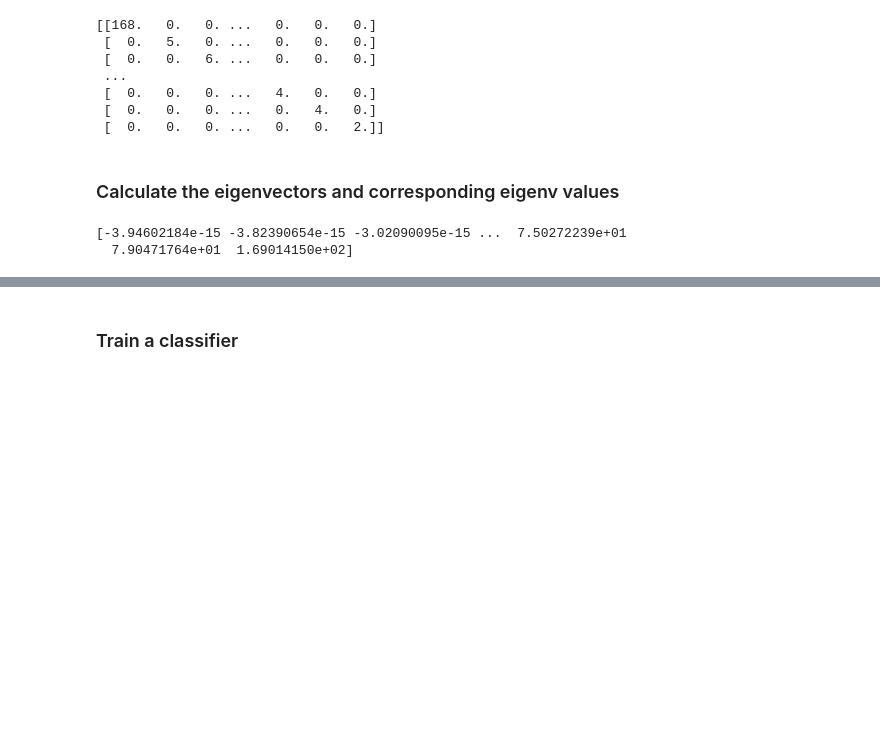
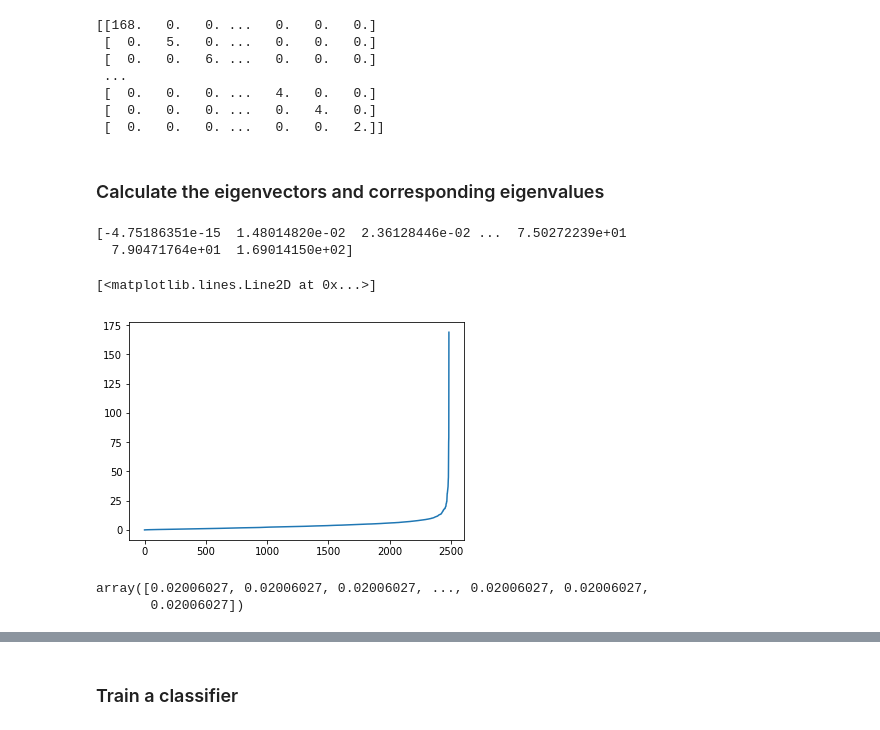
Before and after one commit to stellargraph/stellar-practical-ml-on-graphs, a Jupyter notebook: notebooks/Laplacian Eigenmaps.ipynb, the cells around one changed output, grey strips where cells are left out. Saved outputs shown, nothing was run; the diff lists cells and outputs as text; code cells hidden in the pictures; blank space fills up the shorter version.

```diff
--- a/notebooks/Laplacian Eigenmaps.ipynb
+++ b/notebooks/Laplacian Eigenmaps.ipynb
@@ -45,0 +40,11 @@ y = y.iloc[:, [0, -1]]  # node id and label
+# %%
+data_dir = os.path.expanduser("~/data/cora/")
+
+cora_location = os.path.expanduser(os.path.join(data_dir, "cora.cites"))
+g_nx = nx.read_edgelist(path=cora_location)
+
+# load the node attribute data
+cora_data_location = os.path.expanduser(os.path.join(data_dir, "cora.content"))
+node_attr = pd.read_csv(cora_data_location, sep='\t', header=None)
+values = { str(row.tolist()[0]): row.tolist()[-1] for _, row in node_attr.iterrows()}
+nx.set_node_attributes(g_nx, values, 'subject')
@@ -45,0 +53,8 @@ y = y.iloc[:, [0, -1]]  # node id and label
+# %%
+# Select the largest connected component. For clarity we ignore isolated
+# nodes and subgraphs; having these in the data does not prevent the
+# algorithm from running and producing valid results.
+g_nx_ccs = (g_nx.subgraph(c).copy() for c in nx.connected_components(g_nx))
+g_nx = max(g_nx_ccs, key=len)
+print("Largest subgraph statistics: {} nodes, {} edges".format(
+    g_nx.number_of_nodes(), g_nx.number_of_edges()))
@@ -87,7 +154,7 @@ print(D)
 # %%
 L = D-A  # The Graph Laplacian
 # %% [markdown]
-### Calculate the eigenvectors and corresponding eigenv values
+### Calculate the eigenvectors and corresponding eigenvalues
 # %%
 w, v = np.linalg.eigh(L)  # w is vector of eigenvalues
                           # v columns are eigenvectors
@@ -98,8 +166,18 @@ v = v[:, order[1:32]]
 # %%
 print(w)
 # %% [output]
-[-3.94602184e-15 -3.82390654e-15 -3.02090095e-15 ...  7.50272239e+01
+[-4.75186351e-15  1.48014820e-02  2.36128446e-02 ...  7.50272239e+01
   7.90471764e+01  1.69014150e+02]
+# %%
+plt.plot(w)
+# %% [output]
+[<matplotlib.lines.Line2D at 0x...>]
+[figure, added]
+# %%
+v_0
+# %% [output]
+array([0.02006027, 0.02006027, 0.02006027, ..., 0.02006027, 0.02006027,
+       0.02006027])
 # %%
 print(v)
 # %% [output]
```
Also changed, not shown: parts of 25 cells of this notebook.
